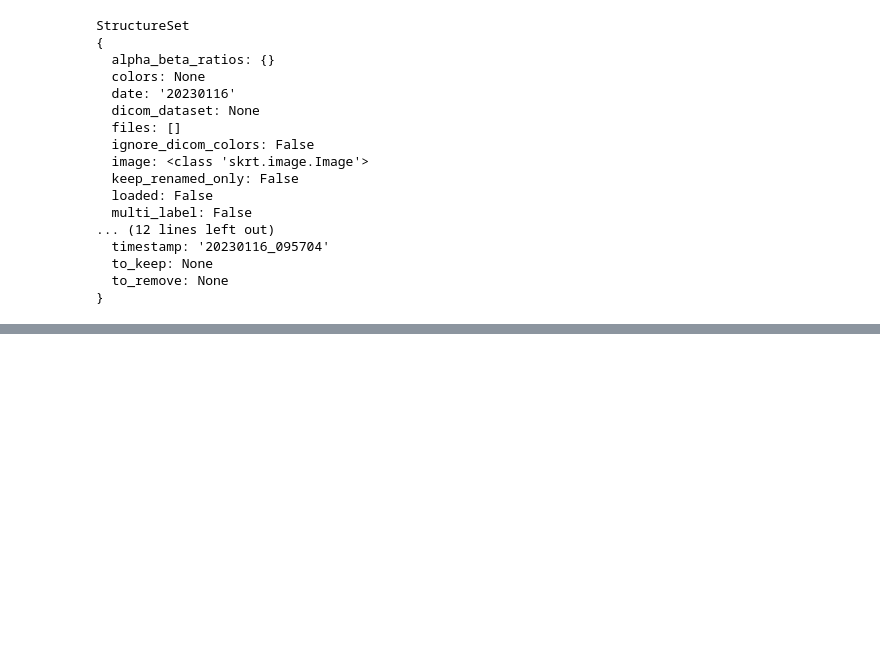
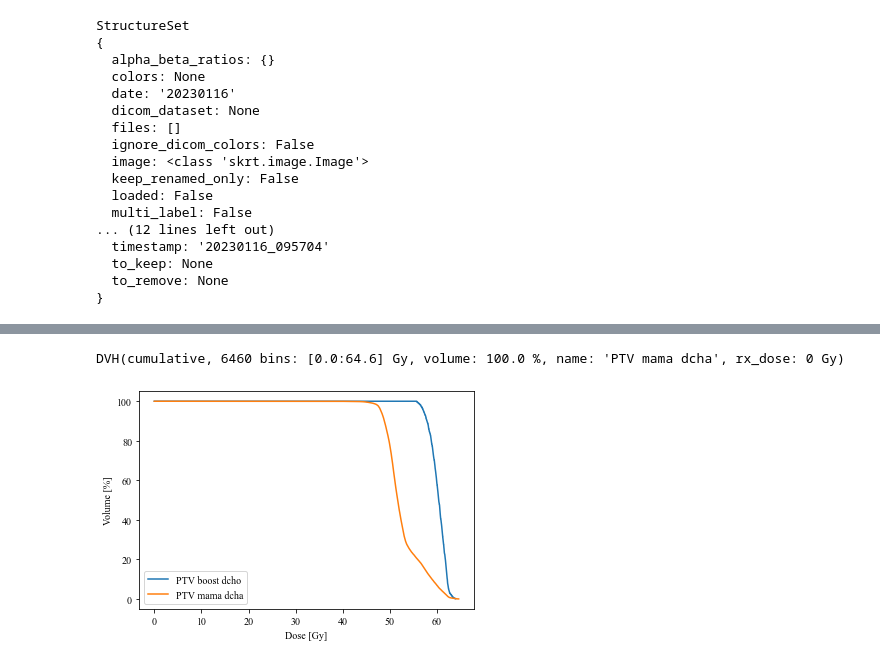
Before and after one commit to csarux/rtviewer, a Jupyter notebook: notebooks/scikit-rt-tests.ipynb, the cells around one changed output, grey strips where cells are left out. Drawn from its saved outputs; the diff is of its cells as text; code cells hidden in the pictures; blank space fills up the shorter version.

```diff
--- a/notebooks/scikit-rt-tests.ipynb
+++ b/notebooks/scikit-rt-tests.ipynb
@@ -174,0 +191,15 @@ Type:      method
+# %%
+calcdvh14 = dvhcalc.get_dvh(
+    'patients/TestMamaDer001/20230116_095704/RTSTRUCT/CT/20230116_095704/RS.1.2.246.352.205.5566667512400723974.375329800850442140.dcm',
+    'patients/TestMamaDer001/20230116_095704/RTDOSE/CT/20230116_095704/RD.1.2.246.352.221.47352446189117142439988284232660965553.dcm',
+    14)
+calcdvh15 = dvhcalc.get_dvh(
+    'patients/TestMamaDer001/20230116_095704/RTSTRUCT/CT/20230116_095704/RS.1.2.246.352.205.5566667512400723974.375329800850442140.dcm',
+    'patients/TestMamaDer001/20230116_095704/RTDOSE/CT/20230116_095704/RD.1.2.246.352.221.47352446189117142439988284232660965553.dcm',
+    15)
+# %%
+calcdvh14.relative_volume.plot()
+calcdvh15.relative_volume.plot()
+# %% [output]
+DVH(cumulative, 6460 bins: [0.0:64.6] Gy, volume: 100.0 %, name: 'PTV mama dcha', rx_dose: 0 Gy)
+[figure, added]
```
Also changed, not shown: parts of 32 cells of this notebook, 2 other files.
